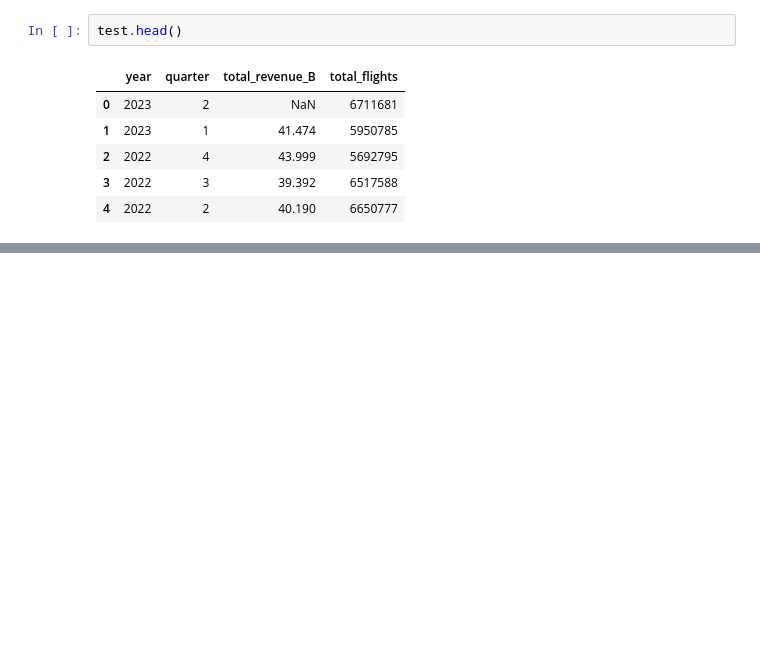
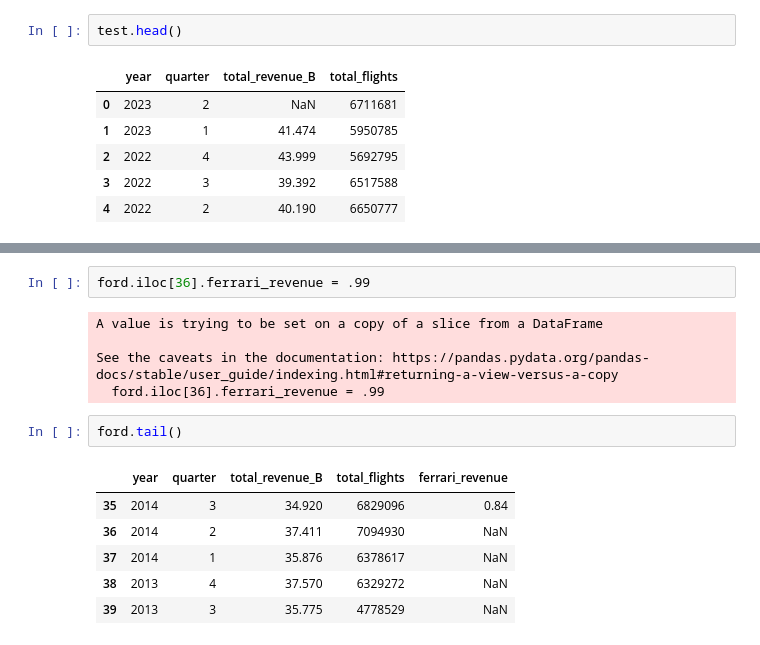
Before and after one commit to Project-Apollo-Forecast/Project-Apollo, a Jupyter notebook: corey_acquire.ipynb, the cells around one changed output, grey strips where cells are left out. Saved outputs shown, nothing was run; the diff lists cells and outputs as text; blank space fills up the shorter version.

```diff
--- a/corey_acquire.ipynb
+++ b/corey_acquire.ipynb
@@ -249,0 +362,16 @@ test.head()
+# %%
+ford.iloc[36].ferrari_revenue = .99
+# %% [output]
+A value is trying to be set on a copy of a slice from a DataFrame
+
+See the caveats in the documentation: https://pandas.pydata.org/pandas-docs/stable/user_guide/indexing.html#returning-a-view-versus-a-copy
+  ford.iloc[36].ferrari_revenue = .99
+# %%
+ford.tail()
+# %% [output]
+|  | year | quarter | total_revenue_B | total_flights | ferrari_revenue |
+| 35 | 2014 | 3 | 34.920 | 6829096 | 0.84 |
+| 36 | 2014 | 2 | 37.411 | 7094930 | NaN |
+| 37 | 2014 | 1 | 35.876 | 6378617 | NaN |
+| 38 | 2013 | 4 | 37.570 | 6329272 | NaN |
+| 39 | 2013 | 3 | 35.775 | 4778529 | NaN |
```
Also changed, not shown: parts of 34 cells of this notebook.
